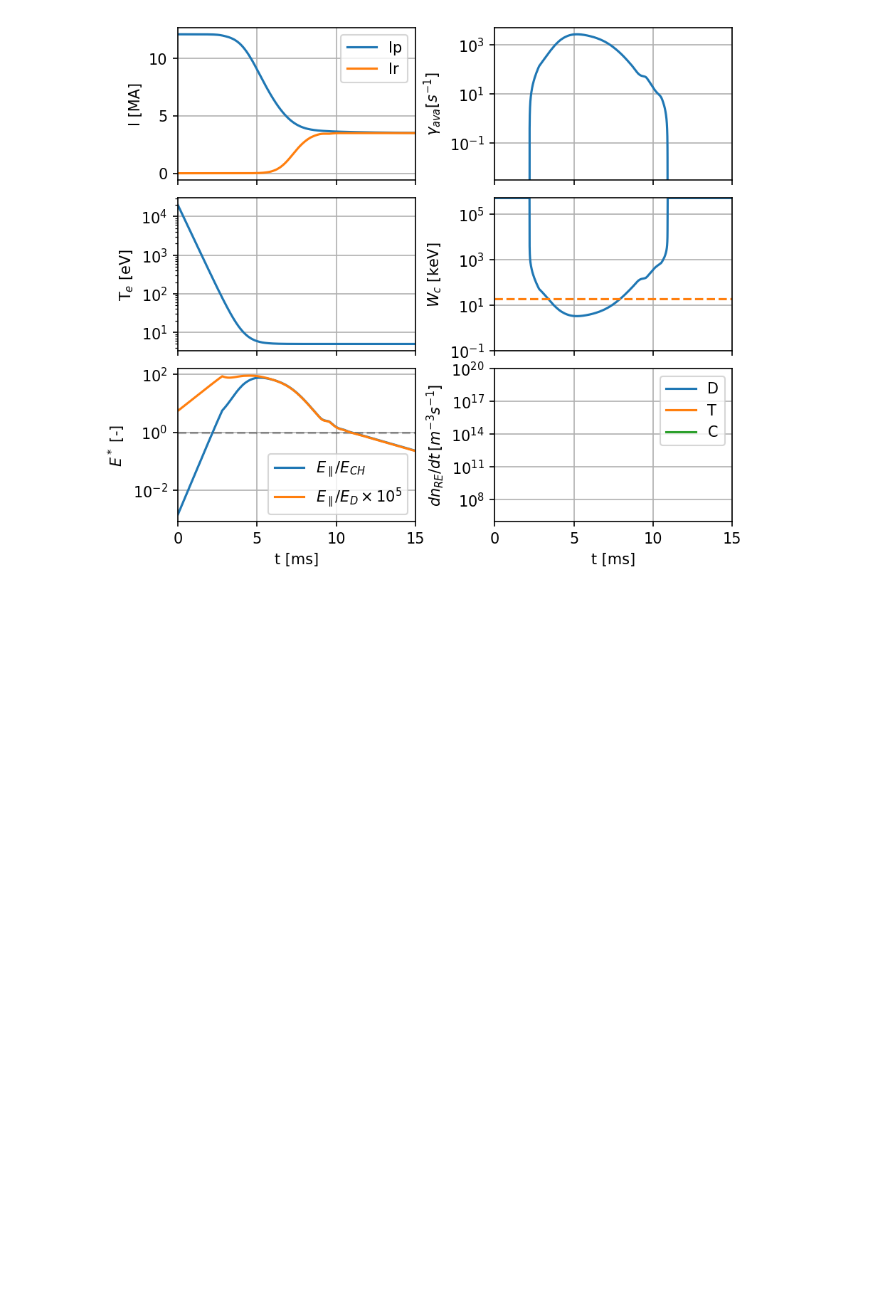
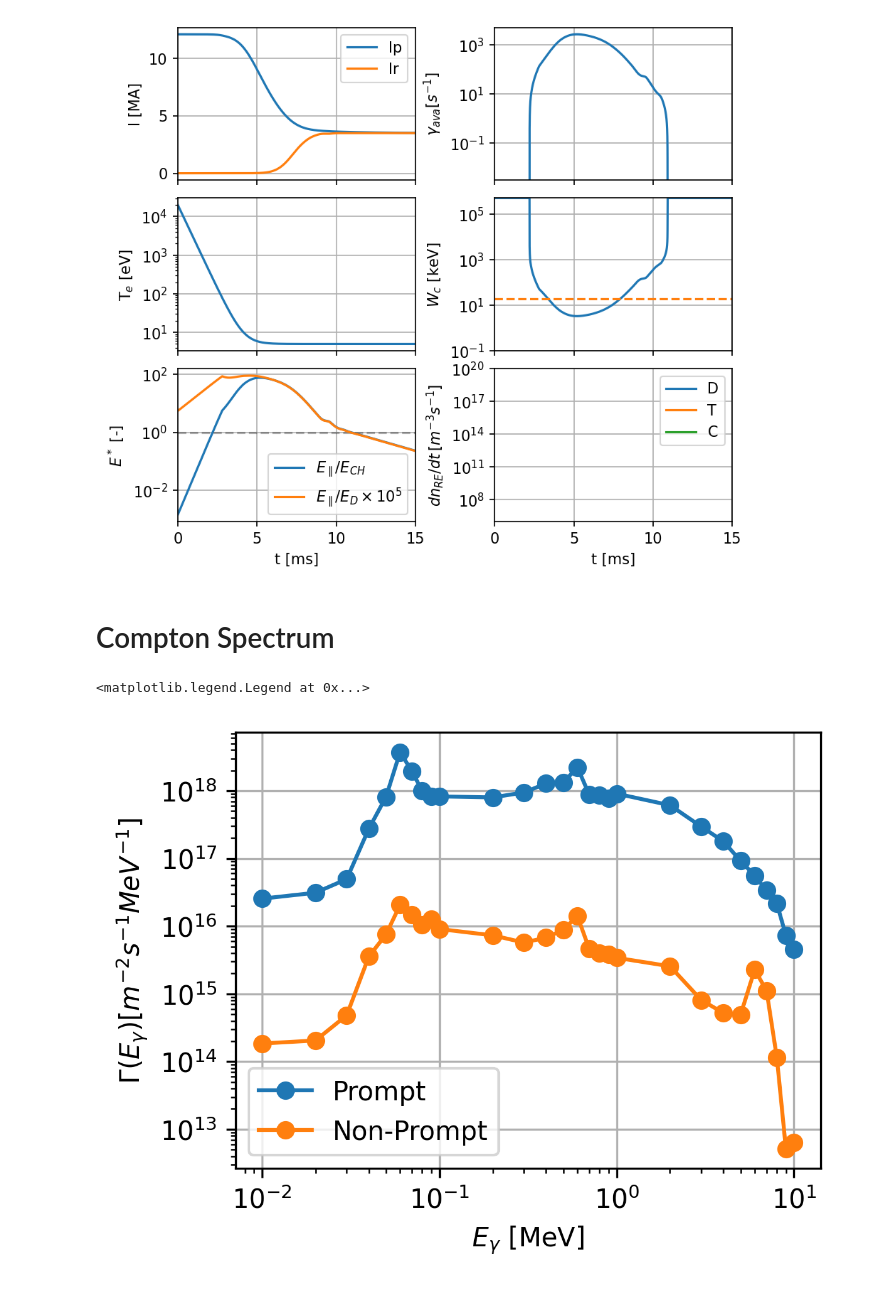
Before and after one commit to ridatta/RE_Solver, a Jupyter notebook: ARC-0D.ipynb, the cells around one changed output. Saved outputs shown, nothing was run; the diff lists cells and outputs as text; code cells hidden in the pictures; blank space fills up the shorter version.

```diff
--- a/ARC-0D.ipynb
+++ b/ARC-0D.ipynb
@@ -286,3 +283,31 @@ max SD=0
 max SC=0
 max ST==0
 [figure]
+# %% [markdown]
+# Compton Spectrum
+# %%
+fig, axs = plt.subplots(1,1,dpi=300,figsize=(4,3),sharex=True)
+
+data = np.loadtxt('./data/ARC_Prompt_Gamma_Flux.csv')
+f = interp1d(data[0,:],data[1,:],fill_value="extrapolate")
+# Gamma = f(E_gamma) # [#/m**2/s/MeV]
+
+axs.plot(data[0,:],data[1,:],'-o',label='Prompt')
+
+data = np.loadtxt('./data/ARC_NonPrompt_Gamma_Flux.csv')
+f = interp1d(data[0,:],data[1,:],fill_value="extrapolate")
+# Gamma = 1e-3 * f(E_gamma) # [#/m**2/s/MeV]
+
+axs.plot(data[0,:],data[1,:],'-o',label='Non-Prompt')
+
+
+axs.set_yscale('log')
+axs.set_xscale('log')
+
+axs.set_ylabel('$\Gamma(E_\gamma) [m^{-2}s^{-1}MeV^{-1}]$')
+axs.set_xlabel('$E_{\gamma}$ [MeV]')
+axs.grid()
+axs.legend()
+# %% [output]
+<matplotlib.legend.Legend at 0x...>
+[figure, added]
```
Also changed, not shown: parts of 4 cells of this notebook, 11 other files.
